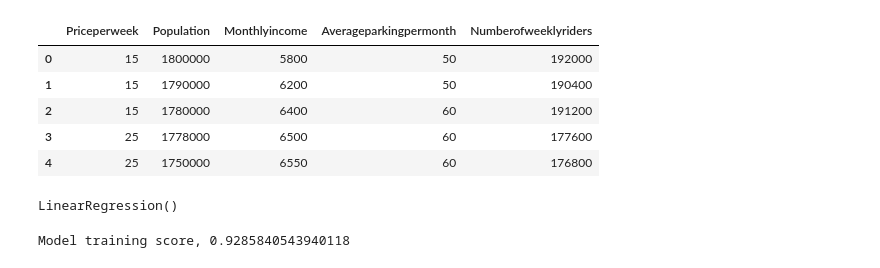
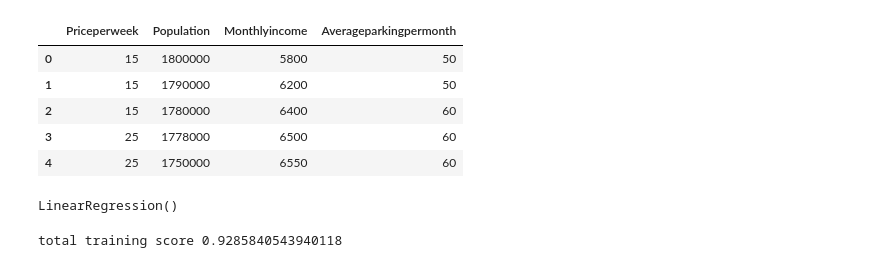
Before and after one commit to Nandhagopalac/MachineLearning, a Jupyter notebook: MLmode_taxi.ipynb, the cells around one changed output. Drawn from its saved outputs; the diff is of its cells as text; code cells hidden in the pictures.

```diff
--- a/MLmodel.ipynb
+++ b/MLmode_taxi.ipynb
@@ -3,15 +12,13 @@ import pandas as pd
-# %%
-data = pd.read_csv("taxi.csv")
-data.head()
-# %% [output]
-|  | Priceperweek | Population | Monthlyincome | Averageparkingpermonth | Numberofweeklyriders |
-| 0 | 15 | 1800000 | 5800 | 50 | 192000 |
-| 1 | 15 | 1790000 | 6200 | 50 | 190400 |
-| 2 | 15 | 1780000 | 6400 | 60 | 191200 |
-| 3 | 25 | 1778000 | 6500 | 60 | 177600 |
-| 4 | 25 | 1750000 | 6550 | 60 | 176800 |
 # %%
-x = data.drop('Numberofweeklyriders', axis=1)
+x = data.drop('Numberofweeklyriders',axis=1)
 y = data['Numberofweeklyriders']
+x.head()
+# %% [output]
+|  | Priceperweek | Population | Monthlyincome | Averageparkingpermonth |
+| 0 | 15 | 1800000 | 5800 | 50 |
+| 1 | 15 | 1790000 | 6200 | 50 |
+| 2 | 15 | 1780000 | 6400 | 60 |
+| 3 | 25 | 1778000 | 6500 | 60 |
+| 4 | 25 | 1750000 | 6550 | 60 |
 # %%
 from sklearn.model_selection import train_test_split
@@ -19,12 +26,14 @@ x_train, x_test, y_train, y_test = train_test_split(x, y, test_size=0.25, random
 # %%
 from sklearn.linear_model import LinearRegression
 model = LinearRegression()
-model.fit(x_train, y_train)
+# model.fit(x_train,y_train)
-# %% [output]
-LinearRegression()
+# %%
+model.fit(x_train,y_train)
+# %% [output]
+LinearRegression()
 # %%
-print("Model training score,",model.score(x_train, y_train))
+print("total training score", model.score(x_train,y_train))
 # %% [output]
-Model training score, 0.9285840543940118
+total training score 0.9285840543940118
 # %%
 import pickle
```
Also changed, not shown: parts of 4 cells of this notebook.
